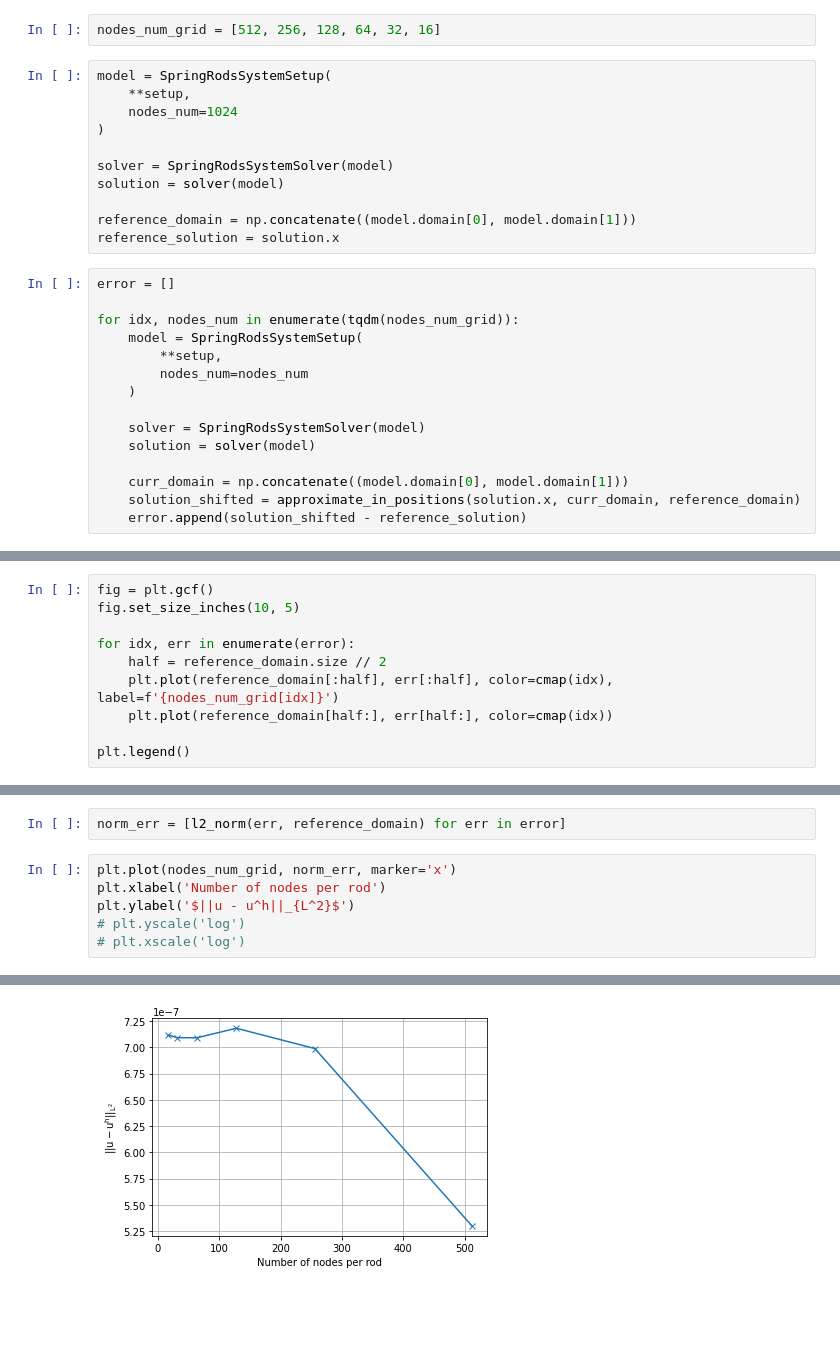
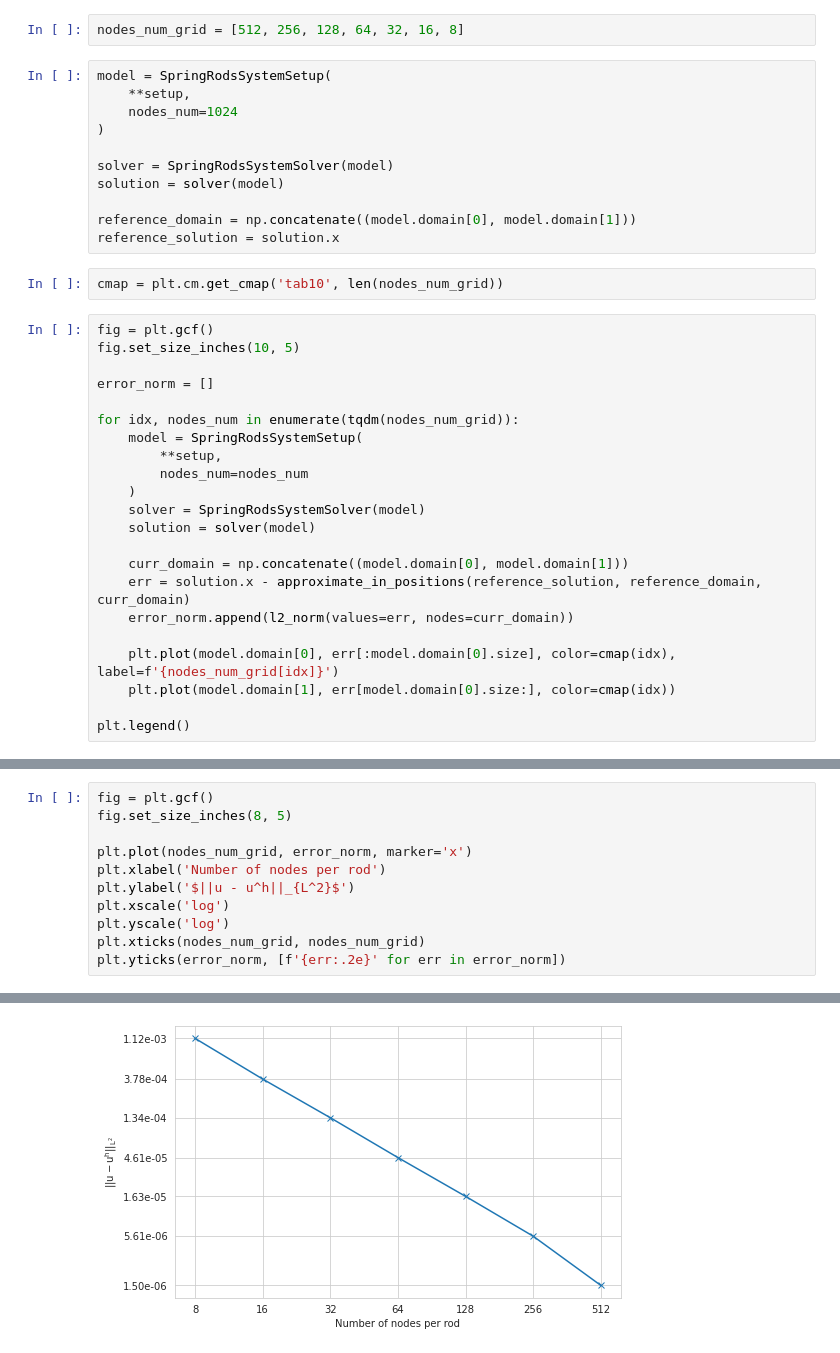
Before and after one commit to KOS-UJ/Spring-Rods-System-Approximation, a Jupyter notebook: experiments/error_estimate.ipynb, the cells around one changed output, grey strips where cells are left out. Drawn from its saved outputs; the diff is of its cells as text; blank space fills up the shorter version.

Commit message:
make error estimates more precise

```diff
--- a/experiments/error_estimate.ipynb
+++ b/experiments/error_estimate.ipynb
@@ -42,7 +41,7 @@ def approximate_in_positions(
         result[idx] = values[ref_idx - 1] + lin_diff
     return result
 # %%
-nodes_num_grid = [512, 256, 128, 64, 32, 16]
+nodes_num_grid = [512, 256, 128, 64, 32, 16, 8]
 # %%
 model = SpringRodsSystemSetup(
     **setup,
@@ -54,18 +53,27 @@ solution = solver(model)
 
 reference_domain = np.concatenate((model.domain[0], model.domain[1]))
 reference_solution = solution.x
+# %%
+cmap = plt.cm.get_cmap('tab10', len(nodes_num_grid))
 # %%
-error = []
+fig = plt.gcf()
+fig.set_size_inches(10, 5)
+
+error_norm = []
 
 for idx, nodes_num in enumerate(tqdm(nodes_num_grid)):
     model = SpringRodsSystemSetup(
         **setup,
         nodes_num=nodes_num
     )
-
     solver = SpringRodsSystemSolver(model)
     solution = solver(model)
 
     curr_domain = np.concatenate((model.domain[0], model.domain[1]))
-    solution_shifted = approximate_in_positions(solution.x, curr_domain, reference_domain)
-    error.append(solution_shifted - reference_solution)
+    err = solution.x - approximate_in_positions(reference_solution, reference_domain, curr_domain)
+    error_norm.append(l2_norm(values=err, nodes=curr_domain))
+
+    plt.plot(model.domain[0], err[:model.domain[0].size], color=cmap(idx), label=f'{nodes_num_grid[idx]}')
+    plt.plot(model.domain[1], err[model.domain[0].size:], color=cmap(idx))
+
+plt.legend()
@@ -74,10 +82,0 @@ cmap = plt.get_cmap('tab10', len(nodes_num_grid))
-# %%
-fig = plt.gcf()
-fig.set_size_inches(10, 5)
-
-for idx, err in enumerate(error):
-    half = reference_domain.size // 2
-    plt.plot(reference_domain[:half], err[:half], color=cmap(idx), label=f'{nodes_num_grid[idx]}')
-    plt.plot(reference_domain[half:], err[half:], color=cmap(idx))
-
-plt.legend()
@@ -87,9 +83,12 @@ plt.legend()
-# %%
-norm_err = [l2_norm(err, reference_domain) for err in error]
 # %%
-plt.plot(nodes_num_grid, norm_err, marker='x')
+fig = plt.gcf()
+fig.set_size_inches(8, 5)
+
+plt.plot(nodes_num_grid, error_norm, marker='x')
 plt.xlabel('Number of nodes per rod')
 plt.ylabel('$||u - u^h||_{L^2}$')
-# plt.yscale('log')
-# plt.xscale('log')
+plt.xscale('log')
+plt.yscale('log')
+plt.xticks(nodes_num_grid, nodes_num_grid)
+plt.yticks(error_norm, [f'{err:.2e}' for err in error_norm])
 # %% [output]
@@ -97 +109 @@ Text(0, 0.5, '$||u - u^h||_{L^2}$')
-[figure, old version]
+[figure, new version]
```
Also changed, not shown: parts of 6 cells of this notebook.
